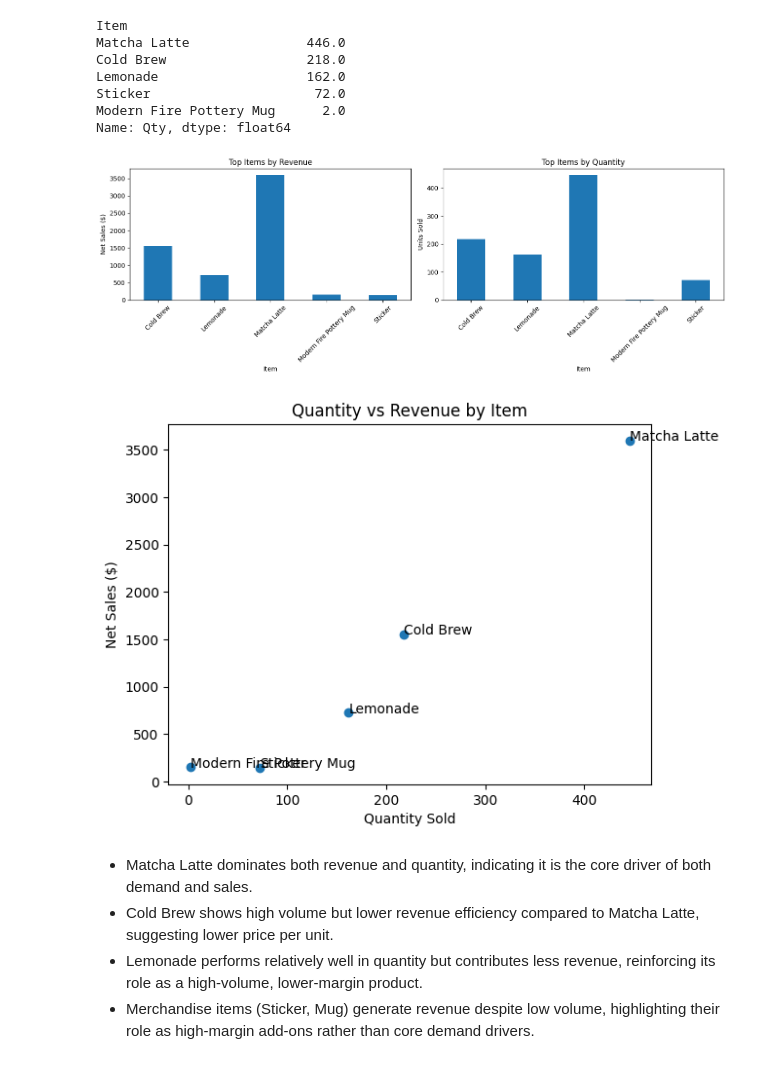
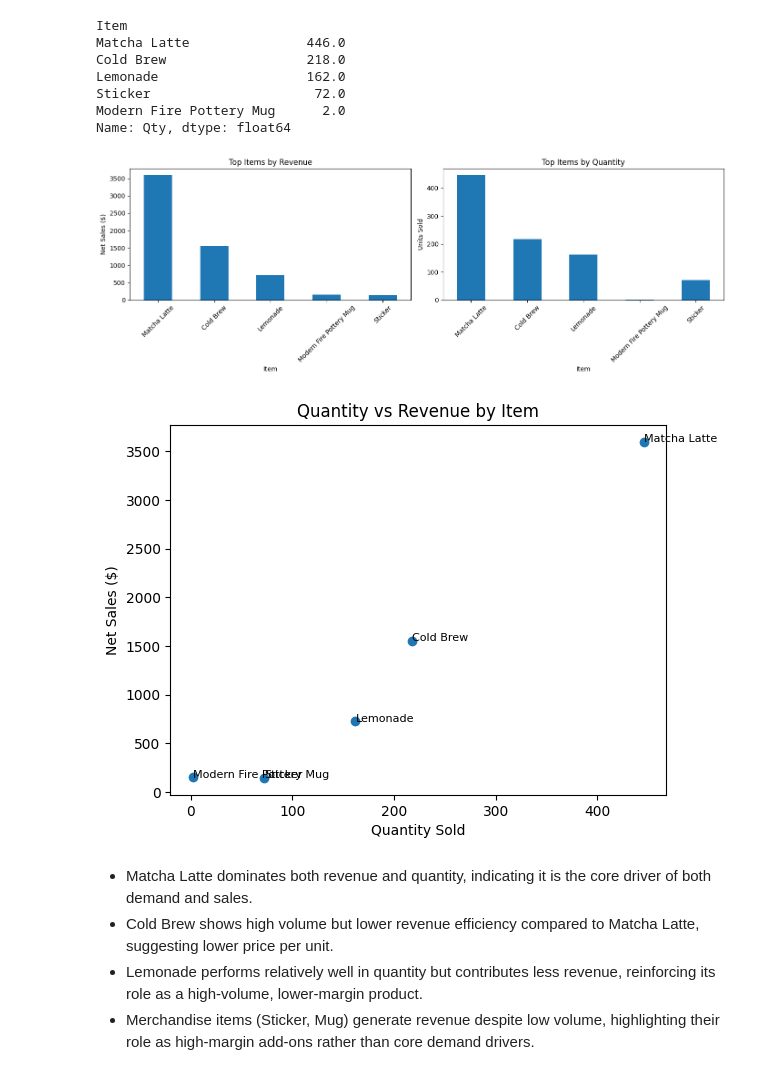
Before and after one commit to zoetankersley/sunrise_social_club, a Jupyter notebook: notebooks/eda.ipynb, the cells around one changed output. Drawn from its saved outputs; the diff is of its cells as text; code cells hidden in the pictures.

```diff
--- a/notebooks/eda.ipynb
+++ b/notebooks/eda.ipynb
@@ -130,7 +139,7 @@ Name: Qty, dtype: float64
 # %%
 item_stats = df.groupby("Item").agg(
     Net_Sales=("Net_Sales", "sum"),
-    Qty=("Qty", "sum"))
+    Qty=("Qty", "sum")).abs().sort_values("Net_Sales", ascending=False)
 # %%
 fig, axes = plt.subplots(1, 2, figsize=(14, 5))
 
@@ -149,19 +158,19 @@ axes[1].tick_params(axis='x', rotation=45)
 plt.tight_layout()
 plt.show()
 # %% [output]
-[figure, old version]
+[figure, new version]
 # %%
 plt.scatter(item_stats["Qty"], item_stats["Net_Sales"])
 plt.xlabel("Quantity Sold")
 plt.ylabel("Net Sales ($)")
 plt.title("Quantity vs Revenue by Item")
 
 for i in item_stats.index:
-    plt.text(item_stats.loc[i, "Qty"], item_stats.loc[i, "Net_Sales"], i)
+    plt.text(item_stats.loc[i, "Qty"], item_stats.loc[i, "Net_Sales"], i, fontsize=8)
 
 plt.show()
 # %% [output]
-[figure, old version]
+[figure, new version]
 # %% [markdown]
 - Matcha Latte dominates both revenue and quantity, indicating it is the core driver of both demand and sales.
 - Cold Brew shows high volume but lower revenue efficiency compared to Matcha Latte, suggesting lower price per unit.
```
Also changed, not shown: parts of 5 cells of this notebook.
